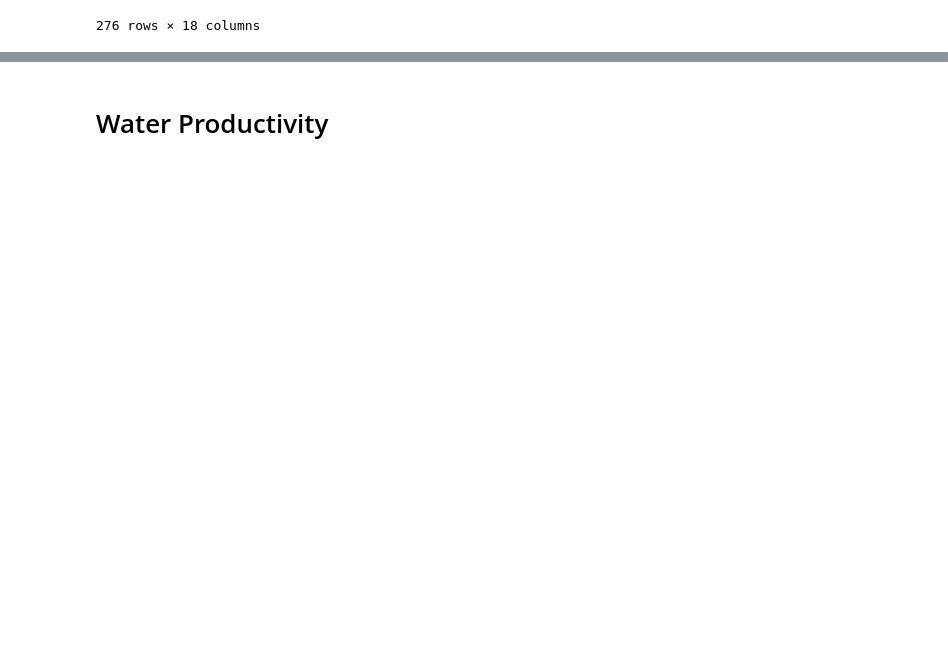
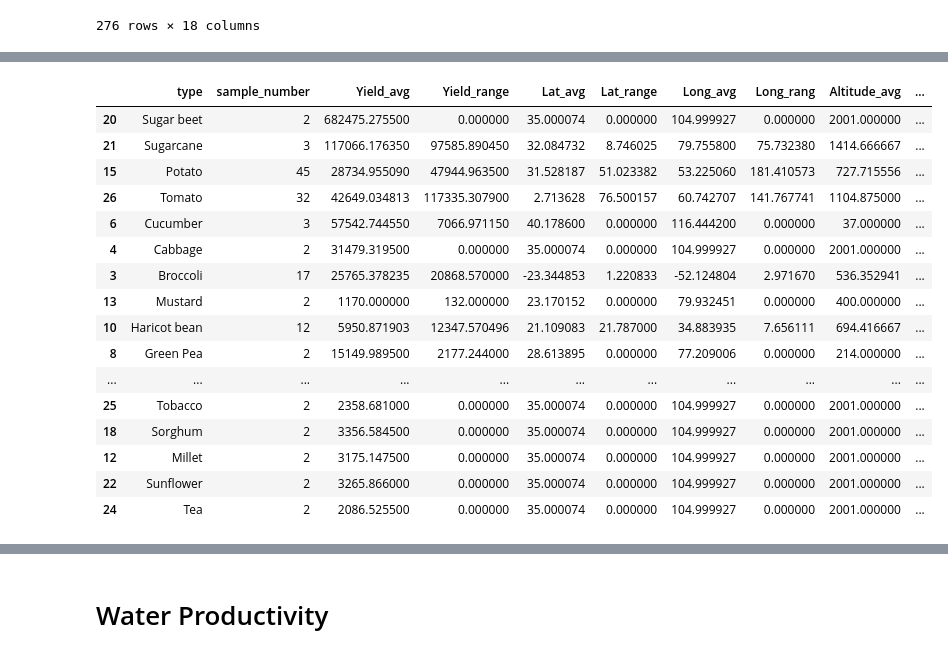
Before and after one commit to SruthiM-10/Irrigation-Scheduling-Recommendations-And-Dataset, a Jupyter notebook: dataset_processing/(3)_categorization_and_unit_conversions.ipynb, the cells around one changed output, grey strips where cells are left out. Drawn from its saved outputs; the diff is of its cells as text; code cells hidden in the pictures; blank space fills up the shorter version.

```diff
--- a/dataset_processing/(3)_categorization_and_unit_conversions.ipynb
+++ b/dataset_processing/(3)_categorization_and_unit_conversions.ipynb
@@ -734,0 +809,20 @@ df.to_csv("/content/drive/MyDrive/1:1_Sruthi_Manoj/Dataset/csv_files/Extra analy
+# %%
+info.sort_values(by=["Water_productivity_avg", "Yield_avg"], ascending= False)
+# %% [output]
+|  | type | sample_number | Yield_avg | Yield_range | Lat_avg | Lat_range | Long_avg | Long_rang | Altitude_avg | ... |
+| 20 | Sugar beet | 2 | 682475.275500 | 0.000000 | 35.000074 | 0.000000 | 104.999927 | 0.000000 | 2001.000000 | ... |
+| 21 | Sugarcane | 3 | 117066.176350 | 97585.890450 | 32.084732 | 8.746025 | 79.755800 | 75.732380 | 1414.666667 | ... |
+| 15 | Potato | 45 | 28734.955090 | 47944.963500 | 31.528187 | 51.023382 | 53.225060 | 181.410573 | 727.715556 | ... |
+| 26 | Tomato | 32 | 42649.034813 | 117335.307900 | 2.713628 | 76.500157 | 60.742707 | 141.767741 | 1104.875000 | ... |
+| 6 | Cucumber | 3 | 57542.744550 | 7066.971150 | 40.178600 | 0.000000 | 116.444200 | 0.000000 | 37.000000 | ... |
+| 4 | Cabbage | 2 | 31479.319500 | 0.000000 | 35.000074 | 0.000000 | 104.999927 | 0.000000 | 2001.000000 | ... |
+| 3 | Broccoli | 17 | 25765.378235 | 20868.570000 | -23.344853 | 1.220833 | -52.124804 | 2.971670 | 536.352941 | ... |
+| 13 | Mustard | 2 | 1170.000000 | 132.000000 | 23.170152 | 0.000000 | 79.932451 | 0.000000 | 400.000000 | ... |
+| 10 | Haricot bean | 12 | 5950.871903 | 12347.570496 | 21.109083 | 21.787000 | 34.883935 | 7.656111 | 694.416667 | ... |
+| 8 | Green Pea | 2 | 15149.989500 | 2177.244000 | 28.613895 | 0.000000 | 77.209006 | 0.000000 | 214.000000 | ... |
+| ... | ... | ... | ... | ... | ... | ... | ... | ... | ... | ... |
+| 25 | Tobacco | 2 | 2358.681000 | 0.000000 | 35.000074 | 0.000000 | 104.999927 | 0.000000 | 2001.000000 | ... |
+| 18 | Sorghum | 2 | 3356.584500 | 0.000000 | 35.000074 | 0.000000 | 104.999927 | 0.000000 | 2001.000000 | ... |
+| 12 | Millet | 2 | 3175.147500 | 0.000000 | 35.000074 | 0.000000 | 104.999927 | 0.000000 | 2001.000000 | ... |
+| 22 | Sunflower | 2 | 3265.866000 | 0.000000 | 35.000074 | 0.000000 | 104.999927 | 0.000000 | 2001.000000 | ... |
+| 24 | Tea | 2 | 2086.525500 | 0.000000 | 35.000074 | 0.000000 | 104.999927 | 0.000000 | 2001.000000 | ... |
```
Also changed, not shown: parts of 16 cells of this notebook.
